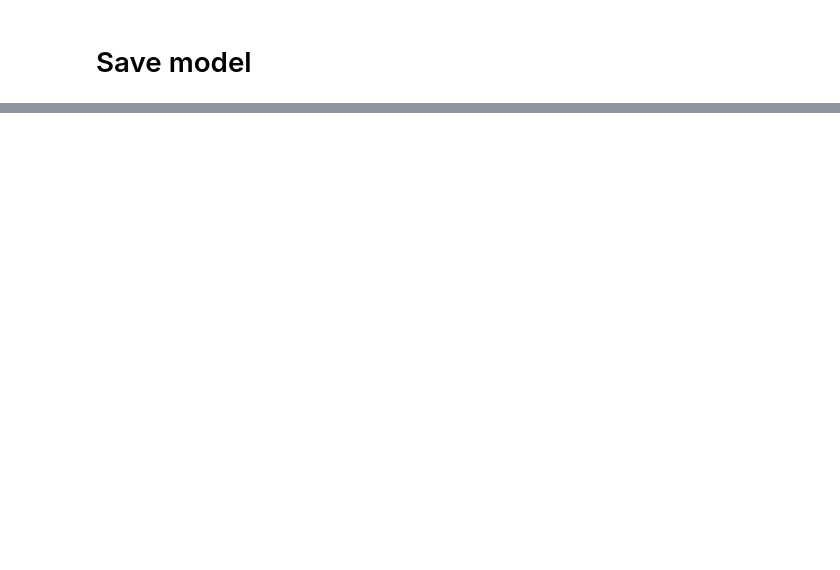
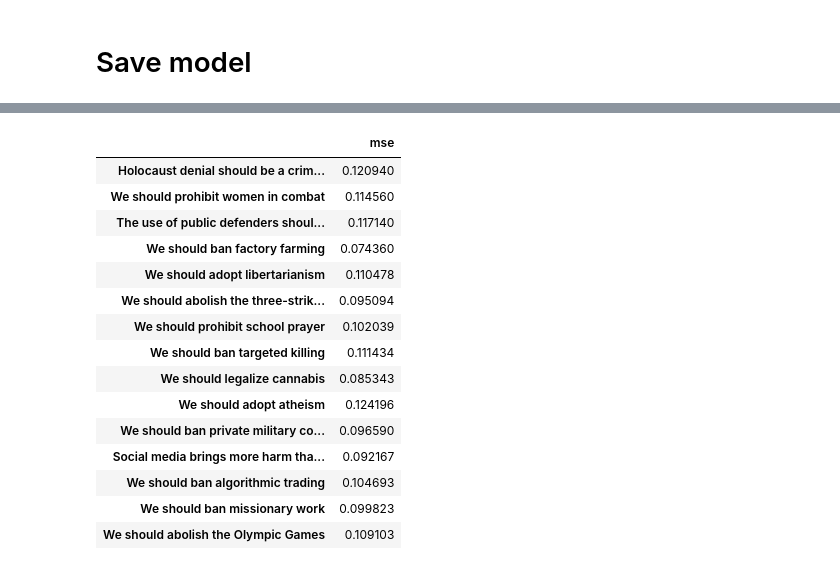
Before and after one commit to ElFosco/NLP_argument_creation, a Jupyter notebook: Predictor_score.ipynb, the cells around one changed output, grey strips where cells are left out. Drawn from its saved outputs; the diff is of its cells as text; code cells hidden in the pictures; blank space fills up the shorter version.

```diff
--- a/Predictor_score.ipynb
+++ b/Predictor_score.ipynb
@@ -636,0 +668,30 @@ classifier_model.save("drive/MyDrive/Colab Notebooks/NLP/classifierIBM30k.h5")
+# %%
+test_data  = df[is_test_data].reset_index(drop=True)
+mse_topic = {}
+for el in test_data['topic'].unique():
+  mse_topic[el] = [0,0,0]
+for i in range(test_data.shape[0]):
+  mse_topic[test_data['topic'][i]][0]+=(ris[i][0]-Y_test[i])**2
+  mse_topic[test_data['topic'][i]][1]+=1
+
+for i in range(test_data.shape[0]):
+  mse_topic[test_data['topic'][i]][2]= mse_topic[test_data['topic'][i]][0]/mse_topic[test_data['topic'][i]][1]
+# %%
+pd.DataFrame.from_dict(mse_topic,orient='index',columns=['tot_mse', 'size', 'mse']).drop(['tot_mse','size'],axis=1)
+# %% [output]
+|  | mse |
+| Holocaust denial should be a crim... | 0.120940 |
+| We should prohibit women in combat | 0.114560 |
+| The use of public defenders shoul... | 0.117140 |
+| We should ban factory farming | 0.074360 |
+| We should adopt libertarianism | 0.110478 |
+| We should abolish the three-strik... | 0.095094 |
+| We should prohibit school prayer | 0.102039 |
+| We should ban targeted killing | 0.111434 |
+| We should legalize cannabis | 0.085343 |
+| We should adopt atheism | 0.124196 |
+| We should ban private military co... | 0.096590 |
+| Social media brings more harm tha... | 0.092167 |
+| We should ban algorithmic trading | 0.104693 |
+| We should ban missionary work | 0.099823 |
+| We should abolish the Olympic Games | 0.109103 |
```
Also changed, not shown: parts of 13 cells of this notebook.
